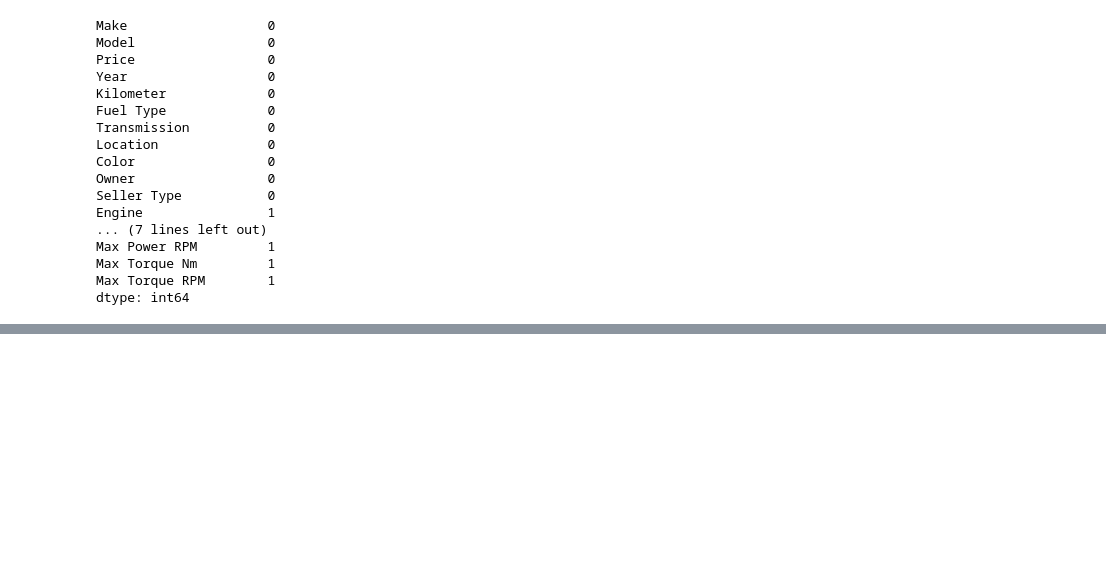
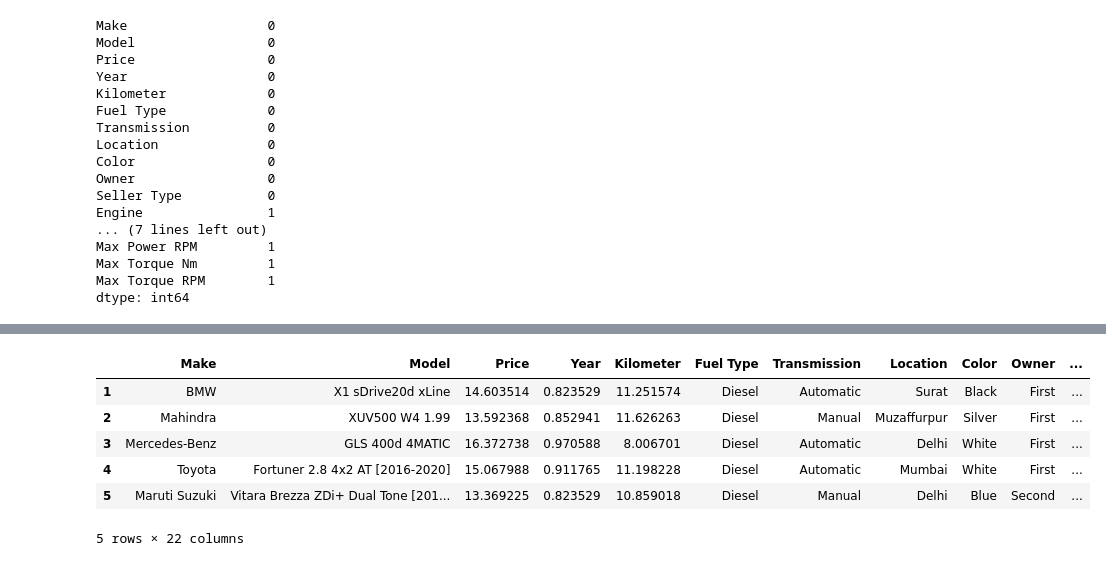
Before and after one commit to p1neapplechoco/LAB1-MML, a Jupyter notebook: main.ipynb, the cells around one changed output, grey strips where cells are left out. Saved outputs shown, nothing was run; the diff lists cells and outputs as text; code cells hidden in the pictures; blank space fills up the shorter version.

Commit message:
feat: data normalization

```diff
--- a/main.ipynb
+++ b/main.ipynb
@@ -344,0 +397,18 @@ data_interpolate_pad.to_csv(path + 'train_interpolate_pad.csv', index=False)
+# %%
+log_column = ['Price', 'Kilometer']
+minmax_column = ['Year', 'Seating Capacity']
+standard_column = ['Engine']
+# %%
+data_mean = log_norm(data_mean, columns=log_column)
+data_mean = minmax_norm(data_mean, columns=minmax_column)
+data_mean = standard_norm(data_mean, columns=standard_column)
+# %%
+data_mean.head()
+# %% [output]
+|  | Make | Model | Price | Year | Kilometer | Fuel Type | Transmission | Location | Color | Owner | ... |
+| 1 | BMW | X1 sDrive20d xLine | 14.603514 | 0.823529 | 11.251574 | Diesel | Automatic | Surat | Black | First | ... |
+| 2 | Mahindra | XUV500 W4 1.99 | 13.592368 | 0.852941 | 11.626263 | Diesel | Manual | Muzaffurpur | Silver | First | ... |
+| 3 | Mercedes-Benz | GLS 400d 4MATIC | 16.372738 | 0.970588 | 8.006701 | Diesel | Automatic | Delhi | White | First | ... |
+| 4 | Toyota | Fortuner 2.8 4x2 AT [2016-2020] | 15.067988 | 0.911765 | 11.198228 | Diesel | Automatic | Mumbai | White | First | ... |
+| 5 | Maruti Suzuki | Vitara Brezza ZDi+ Dual Tone [201... | 13.369225 | 0.823529 | 10.859018 | Diesel | Manual | Delhi | Blue | Second | ... |
+5 rows × 22 columns
```
Also changed, not shown: parts of 6 cells of this notebook, 9 other files.
